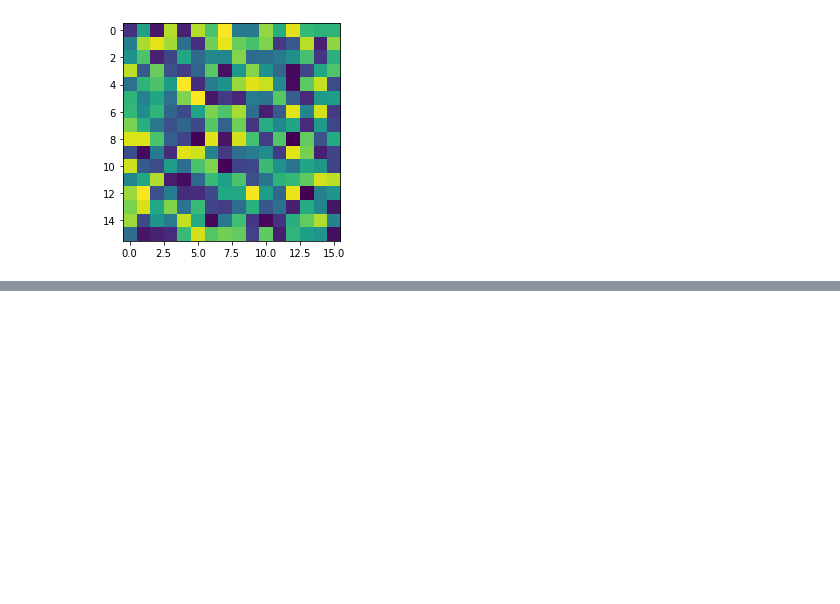
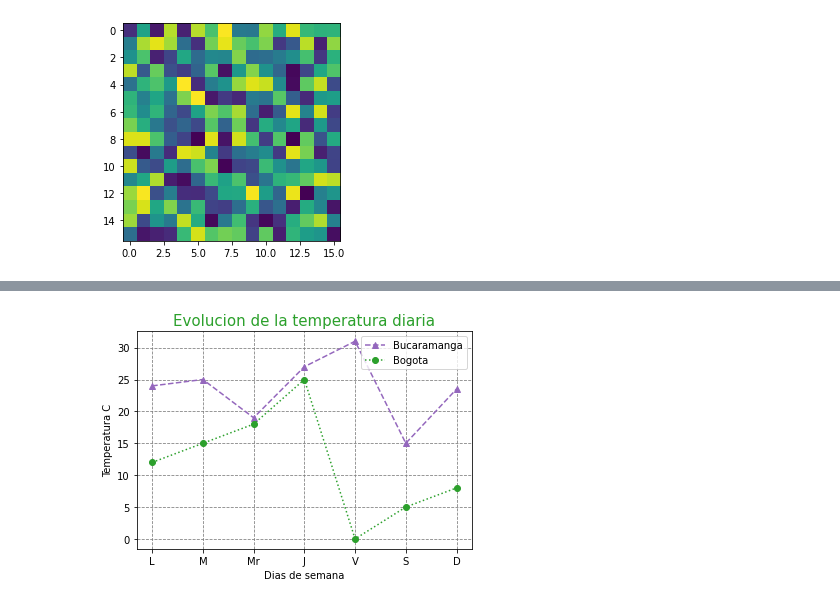
Before and after one commit to xkrizthx/Python, a Jupyter notebook: Diplomado_Matpolib.ipynb, the cells around one changed output, grey strips where cells are left out. Saved outputs shown, nothing was run; the diff lists cells and outputs as text; code cells hidden in the pictures; blank space fills up the shorter version.

```diff
--- a/Diplomado_Matpolib.ipynb
+++ b/Diplomado_Matpolib.ipynb
@@ -79,0 +83,17 @@ temperaturas={'Bucaramanga':[24, 25, 19, 27,31,15,23.5],'Bogota':[12,15,18,25]}
+# %%
+import matplotlib.pyplot as plt
+import numpy as np
+figura, ax=plt.subplots();
+dias=['L','M','Mr','J','V','S','D']
+temperaturas={'Bucaramanga':[24, 25, 19, 27,31,15,23.5],'Bogota':[12,15,18,25,0,5,8]}
+ax.plot(dias, temperaturas['Bucaramanga'],color='tab:purple', marker='^', linestyle='dashed', label='Bucaramanga')
+ax.plot(dias, temperaturas['Bogota'],color='tab:green',marker='o',linestyle='dotted',label='Bogota')
+ax.set_title('Evolucion de la temperatura diaria', loc='center', fontdict={'fontsize':15,'color':'tab:green'})
+ax.set_xlabel('Dias de semana')
+ax.set_ylabel('Temperatura C')
+ax.legend(loc='upper right')
+ax.grid(axis='y', color='gray', linestyle='dashed')
+ax.grid(axis='x', color='gray', linestyle='dashed')
+plt.show()
+# %% [output]
+[figure, added]
```
Also changed, not shown: parts of 5 cells of this notebook.
